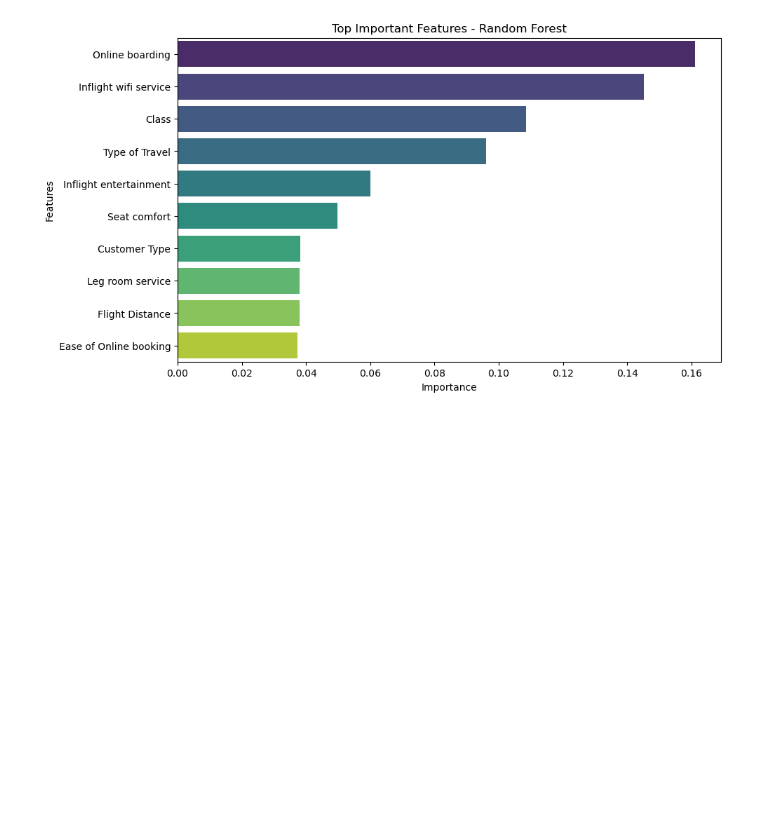
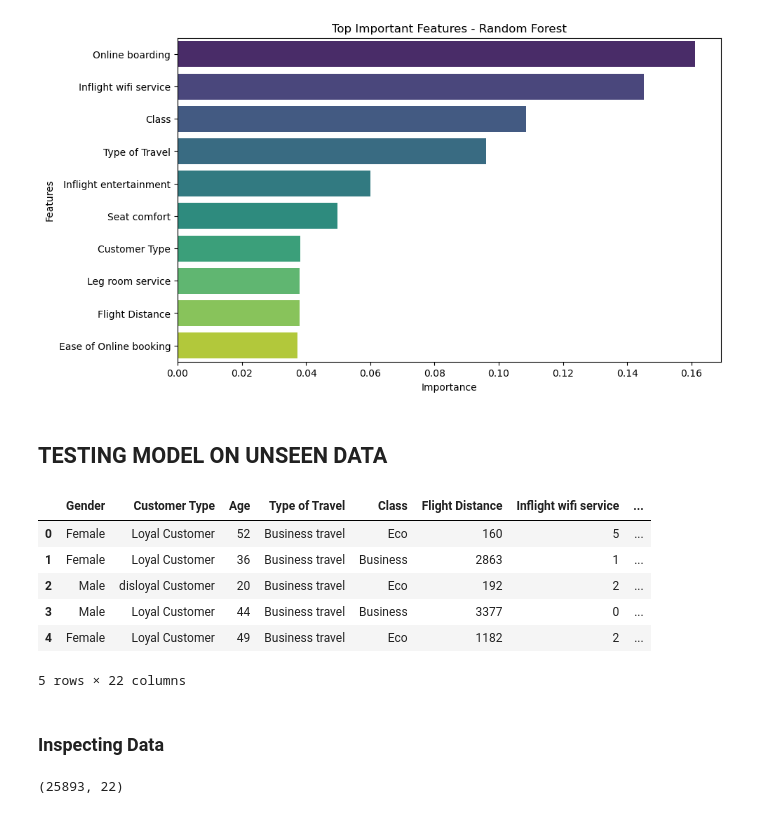
Before and after one commit to Daniel-Muruthi/airline-passenger-satisfaction, a Jupyter notebook: index.ipynb, the cells around one changed output. Drawn from its saved outputs; the diff is of its cells as text; code cells hidden in the pictures; blank space fills up the shorter version.

```diff
--- a/index.ipynb
+++ b/index.ipynb
@@ -518,3 +593,26 @@ plt.xlabel("Importance")
 plt.show();
 # %% [output]
 [figure]
+# %% [markdown]
+## TESTING MODEL ON UNSEEN DATA
+# %%
+# wrangle Dataset
+
+df_test = wrangle("test.csv")
+df_test.head()
+# %% [output]
+|  | Gender | Customer Type | Age | Type of Travel | Class | Flight Distance | Inflight wifi service | ... |
+| 0 | Female | Loyal Customer | 52 | Business travel | Eco | 160 | 5 | ... |
+| 1 | Female | Loyal Customer | 36 | Business travel | Business | 2863 | 1 | ... |
+| 2 | Male | disloyal Customer | 20 | Business travel | Eco | 192 | 2 | ... |
+| 3 | Male | Loyal Customer | 44 | Business travel | Business | 3377 | 0 | ... |
+| 4 | Female | Loyal Customer | 49 | Business travel | Eco | 1182 | 2 | ... |
+5 rows × 22 columns
+# %% [markdown]
+### Inspecting Data
+# %%
+# Printing shape of my test dataframe
+
+df_test.shape
+# %% [output]
+(25893, 22)
```
Also changed, not shown: parts of 22 cells of this notebook, 2 other files.
